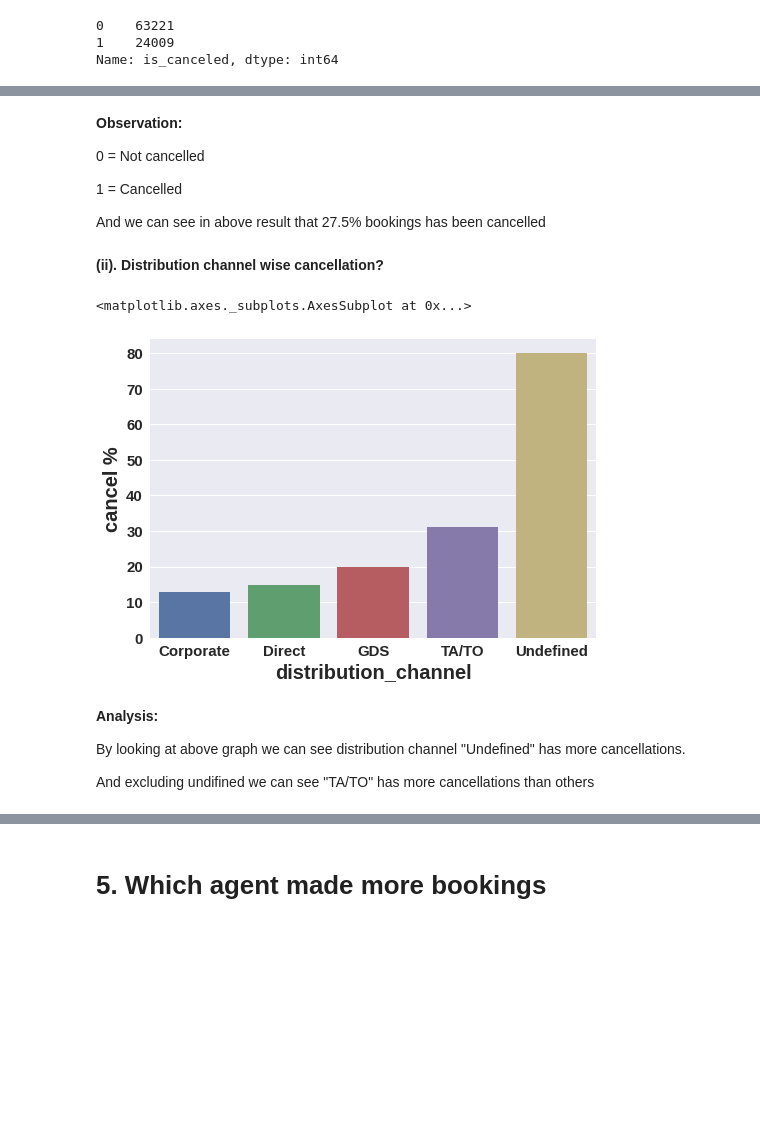
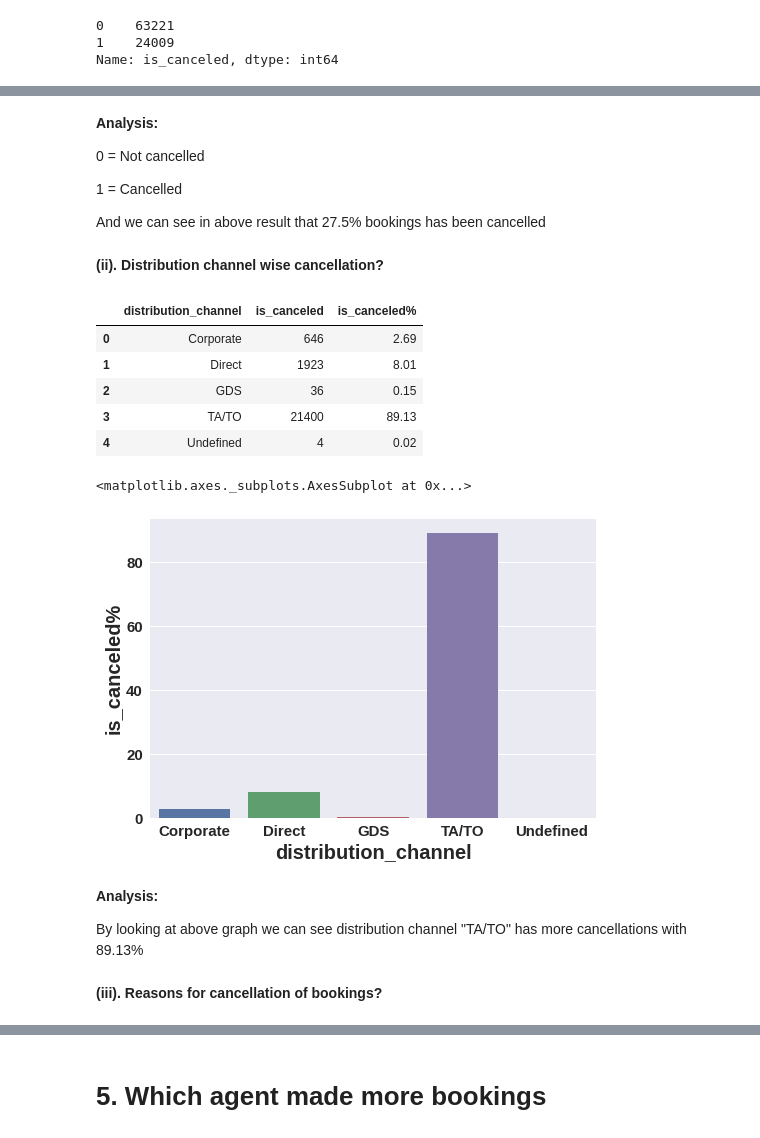
Before and after one commit to BhupathiSampath/Hotel-booking-analysis, a Jupyter notebook: Hotel_Booking_Analysis_Capstone_Project.ipynb, the cells around one changed output, grey strips where cells are left out. Saved outputs shown, nothing was run; the diff lists cells and outputs as text; code cells hidden in the pictures; blank space fills up the shorter version.

```diff
--- a/Hotel_Booking_Analysis_Capstone_Project.ipynb
+++ b/Hotel_Booking_Analysis_Capstone_Project.ipynb
@@ -436,5 +442,5 @@ cancellation_perc.plot.pie(explode=[0.02, 0.02], fontsize=15, autopct="%1.1f%%",
 # %% [markdown]
-**Observation:**
+**Analysis:**
 
 0 = Not cancelled
 
@@ -444,15 +450,26 @@ cancellation_perc.plot.pie(explode=[0.02, 0.02], fontsize=15, autopct="%1.1f%%",
 # %% [markdown]
 **(ii). Distribution channel wise cancellation?**
 # %%
-distribution_channel = hotel_bookings_df_copy.groupby("distribution_channel")
-dc_wise_cancellation = pd.DataFrame((distribution_channel["is_canceled"].sum()/distribution_channel.size())*100).rename(columns = {0: "cancel %"})
-sns.barplot(x = dc_wise_cancellation.index, y = dc_wise_cancellation["cancel %"])
+distribution_channel = hotel_bookings_df_copy.groupby("distribution_channel").agg("sum")["is_canceled"].reset_index()
+distribution_channel["is_canceled%"] = round((distribution_channel["is_canceled"]/distribution_channel["is_canceled"].sum())*100,2)
+# dc_wise_cancellation = pd.DataFrame((distribution_channel["is_canceled"].sum()/distribution_channel.size())*100).rename(columns = {0: "cancel %"})
+# dc_wise_cancellation
+distribution_channel
 # %% [output]
-<matplotlib.axes._subplots.AxesSubplot at 0x...>
-[figure, removed]
+|  | distribution_channel | is_canceled | is_canceled% |
+| 0 | Corporate | 646 | 2.69 |
+| 1 | Direct | 1923 | 8.01 |
+| 2 | GDS | 36 | 0.15 |
+| 3 | TA/TO | 21400 | 89.13 |
+| 4 | Undefined | 4 | 0.02 |
+# %%
+sns.barplot(x = distribution_channel["distribution_channel"], y = distribution_channel["is_canceled%"])
+# %% [output]
+<matplotlib.axes._subplots.AxesSubplot at 0x...>
+[figure, added]
 # %% [markdown]
 **Analysis:**
 
-By looking at above graph we can see distribution channel "Undefined" has more cancellations.
-
-And excluding undifined we can see "TA/TO" has more cancellations than others
+By looking at above graph we can see distribution channel "TA/TO"  has more cancellations with 89.13%
+# %% [markdown]
+**(iii). Reasons for cancellation of bookings?**
```
Also changed, not shown: parts of 46 cells of this notebook.
